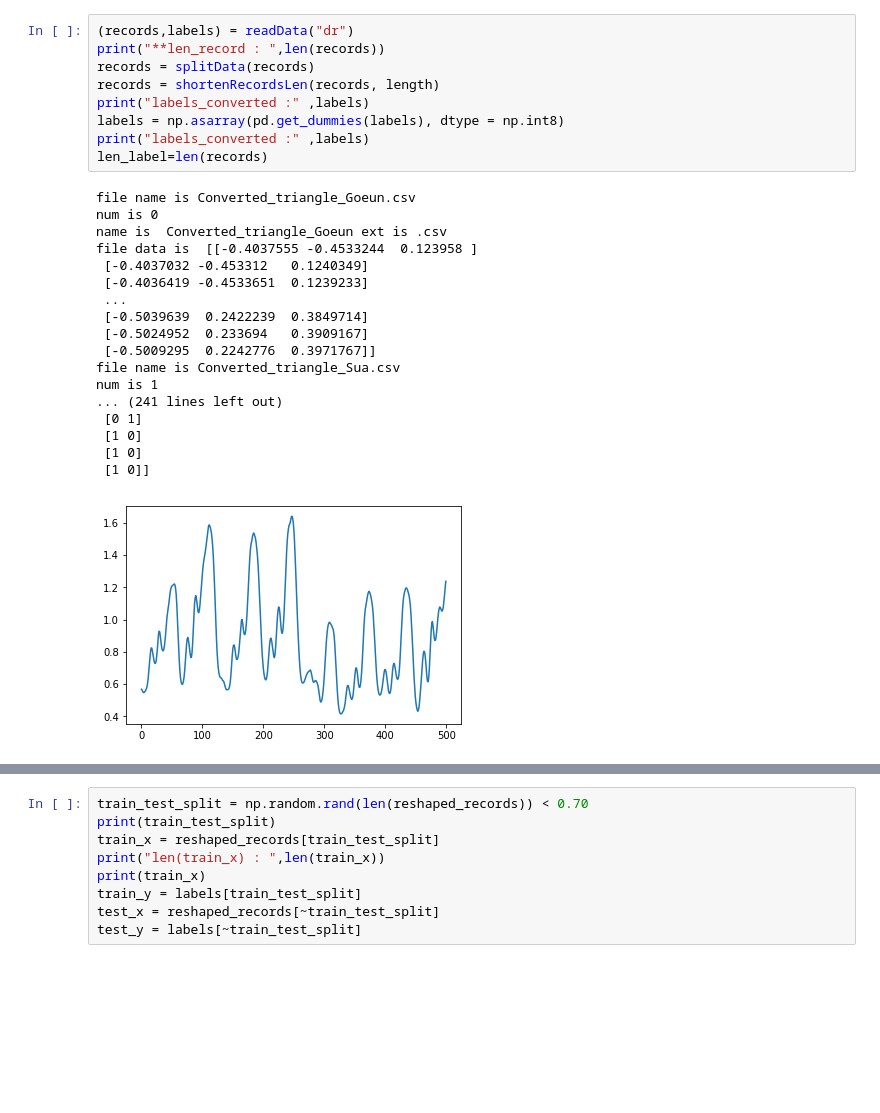
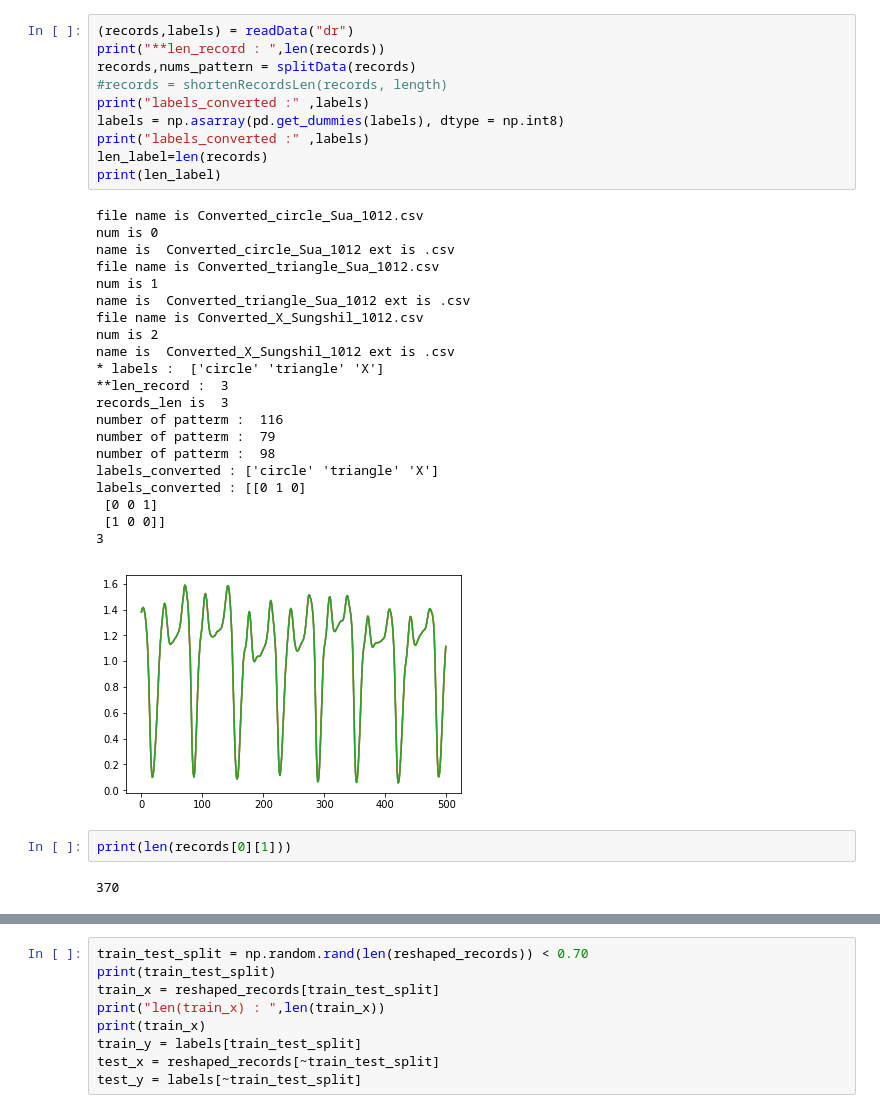
Before and after one commit to otterlee9043/Gesture-Recognition-SSG, a Jupyter notebook: ConvertedData/1011_DataNomalization.ipynb, the cells around one changed output, grey strips where cells are left out. Saved outputs shown, nothing was run; the diff lists cells and outputs as text; blank space fills up the shorter version.

```diff
--- a/ConvertedData/1011_DataNomalization.ipynb
+++ b/ConvertedData/1011_DataNomalization.ipynb
@@ -203,28 +181,36 @@ def apply_max_pool(x,kernel_size,stride_size):#생성된 convolution층에 pooli
 # %%
 (records,labels) = readData("dr")
 print("**len_record : ",len(records))
-records = splitData(records)
-records = shortenRecordsLen(records, length)
+records,nums_pattern = splitData(records)
+#records = shortenRecordsLen(records, length)
 print("labels_converted :" ,labels)
 labels = np.asarray(pd.get_dummies(labels), dtype = np.int8)
 print("labels_converted :" ,labels)
 len_label=len(records)
+print(len_label)
 # %% [output]
-file name is Converted_triangle_Goeun.csv
+file name is Converted_circle_Sua_1012.csv
 num is 0
-name is  Converted_triangle_Goeun ext is .csv
-file data is  [[-0.4037555 -0.4533244  0.123958 ]
- [-0.4037032 -0.453312   0.1240349]
- [-0.4036419 -0.4533651  0.1239233]
- ...
- [-0.5039639  0.2422239  0.3849714]
- [-0.5024952  0.233694   0.3909167]
- [-0.5009295  0.2242776  0.3971767]]
-file name is Converted_triangle_Sua.csv
+name is  Converted_circle_Sua_1012 ext is .csv
+file name is Converted_triangle_Sua_1012.csv
 num is 1
-... (241 lines left out)
- [0 1]
- [1 0]
- [1 0]
- [1 0]]
+name is  Converted_triangle_Sua_1012 ext is .csv
+file name is Converted_X_Sungshil_1012.csv
+num is 2
+name is  Converted_X_Sungshil_1012 ext is .csv
+* labels :  ['circle' 'triangle' 'X']
+**len_record :  3
+records_len is  3
+number of patterm :  116
+number of patterm :  79
+number of patterm :  98
+labels_converted : ['circle' 'triangle' 'X']
+labels_converted : [[0 1 0]
+ [0 0 1]
+ [1 0 0]]
+3
-[figure, old version]
+[figure, new version]
+# %%
+print(len(records[0][1]))
+# %% [output]
+370
```
Also changed, not shown: parts of 4 cells of this notebook, 6 other files.
